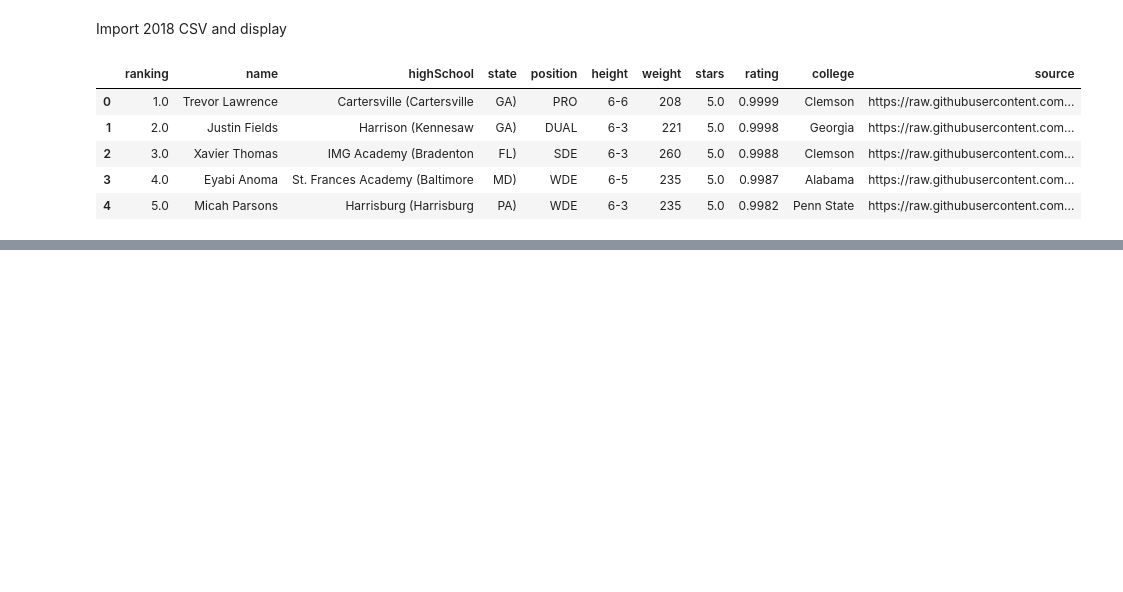
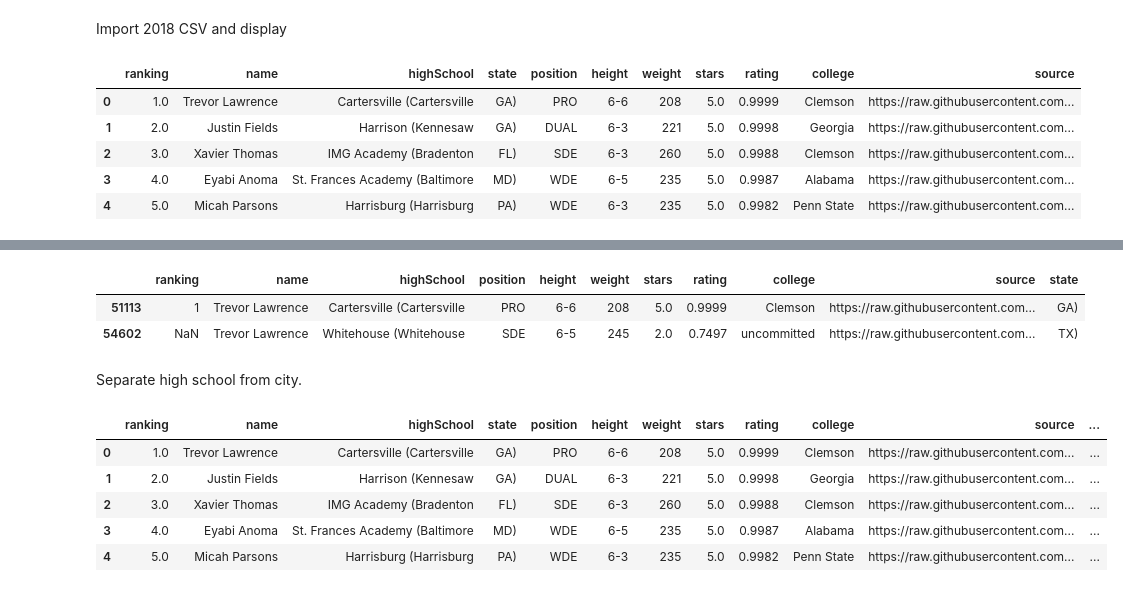
Before and after one commit to dathomas1/NcaaTool, a Jupyter notebook: HS_Football_Recruits.ipynb, the cells around one changed output, grey strips where cells are left out. Drawn from its saved outputs; the diff is of its cells as text; code cells hidden in the pictures; blank space fills up the shorter version.

Commit message:
Recombined data sources

```diff
--- a/HS_Football_Recruits.ipynb
+++ b/HS_Football_Recruits.ipynb
@@ -89,0 +116,25 @@ df_2018.head()
+# %%
+recruit_df.query("name == 'Trevor Lawrence'")
+# %% [output]
+|  | ranking | name | highSchool | position | height | weight | stars | rating | college | source | state |
+| 51113 | 1 | Trevor Lawrence | Cartersville (Cartersville | PRO | 6-6 | 208 | 5.0 | 0.9999 | Clemson | https://raw.githubusercontent.com... | GA) |
+| 54602 | NaN | Trevor Lawrence | Whitehouse (Whitehouse | SDE | 6-5 | 245 | 2.0 | 0.7497 | uncommitted | https://raw.githubusercontent.com... | TX) |
+# %% [markdown]
+Separate high school from city.
+# %%
+"""hs_city = df_2018["highSchool"].str.split("(", n = 1, expand = True)
+
+# Make new column for high school
+df_2018["high_school"] = hs_city[0]
+
+# Make new column for city
+df_2018["city"] = hs_city[1]
+
+df_2018.head()
+# %% [output]
+|  | ranking | name | highSchool | state | position | height | weight | stars | rating | college | source | ... |
+| 0 | 1.0 | Trevor Lawrence | Cartersville (Cartersville | GA) | PRO | 6-6 | 208 | 5.0 | 0.9999 | Clemson | https://raw.githubusercontent.com... | ... |
+| 1 | 2.0 | Justin Fields | Harrison (Kennesaw | GA) | DUAL | 6-3 | 221 | 5.0 | 0.9998 | Georgia | https://raw.githubusercontent.com... | ... |
+| 2 | 3.0 | Xavier Thomas | IMG Academy (Bradenton | FL) | SDE | 6-3 | 260 | 5.0 | 0.9988 | Clemson | https://raw.githubusercontent.com... | ... |
+| 3 | 4.0 | Eyabi Anoma | St. Frances Academy (Baltimore | MD) | WDE | 6-5 | 235 | 5.0 | 0.9987 | Alabama | https://raw.githubusercontent.com... | ... |
+| 4 | 5.0 | Micah Parsons | Harrisburg (Harrisburg | PA) | WDE | 6-3 | 235 | 5.0 | 0.9982 | Penn State | https://raw.githubusercontent.com... | ... |
```
Also changed, not shown: parts of 4 cells of this notebook.
